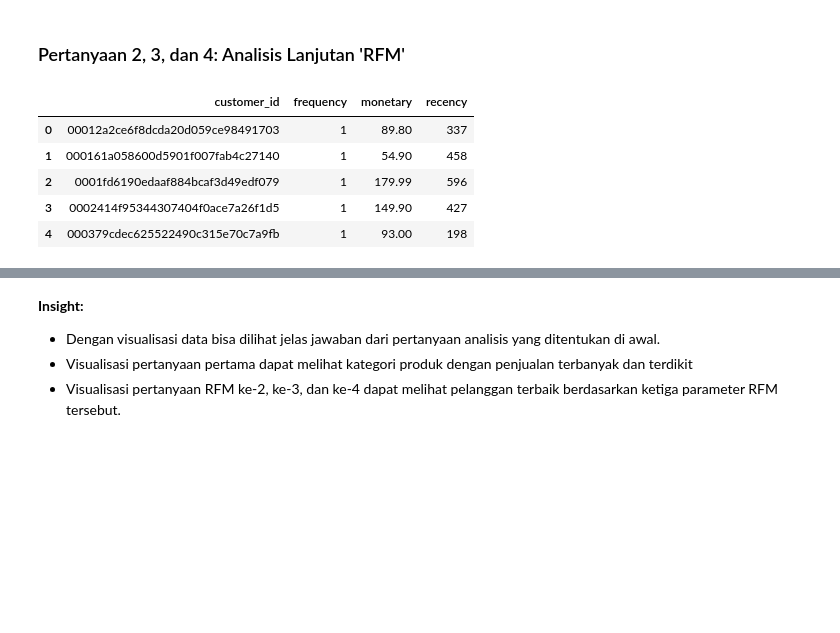
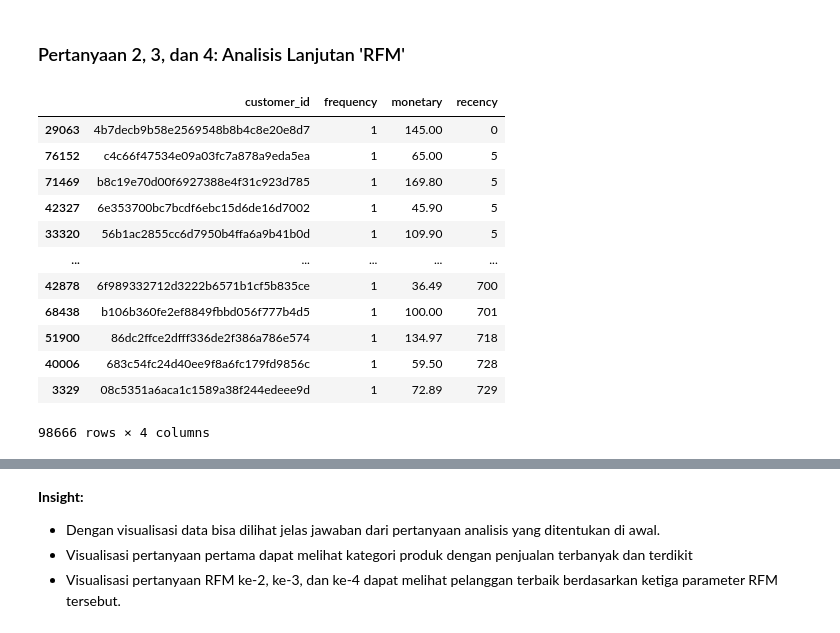
Before and after one commit to JahvalRomiz46/olist_store_analysis, a Jupyter notebook: notebook.ipynb, the cells around one changed output, grey strips where cells are left out. Drawn from its saved outputs; the diff is of its cells as text; code cells hidden in the pictures; blank space fills up the shorter version.

```diff
--- a/notebook.ipynb
+++ b/notebook.ipynb
@@ -763,37 +763,44 @@ Passing `palette` without assigning `hue` is deprecated and will be removed in v
 # %%
 # 2) Kapan terakhir pelanggan melakukan transaksi?
 # 3) Seberapa sering seorang pelanggan melakukan pembelian dalam beberapa bulan terakhir?
 # 4) Berapa banyak uang yang dihabiskan pelanggan dalam beberapa bulan terakhir?
 
 # Gabung semua dataframe yang dianalisis
 all_df = pd.merge(
     left=order_item_products_orders_df,
     right=customers_df,
     how="left",
     on="customer_id"
 )
 
 rfm_df = all_df.groupby(by="customer_id", as_index=False).agg({
     "order_purchase_timestamp": "max", # mengambil tanggal order terakhir
     "order_id": "nunique", # menghitung jumlah order
     "price": "sum" # menghitung jumlah revenue yang dihasilkan
 })
 rfm_df.columns = ["customer_id", "max_order_timestamp", "frequency", "monetary"]
 
 # menghitung kapan terakhir pelanggan melakukan transaksi (hari)
 rfm_df["max_order_timestamp"] = rfm_df["max_order_timestamp"].dt.date
-recent_date = orders_df["order_purchase_timestamp"].dt.date.max()
+recent_date = all_df["order_purchase_timestamp"].dt.date.max()
 rfm_df["recency"] = rfm_df["max_order_timestamp"].apply(lambda x: (recent_date - x).days)
 
 rfm_df.drop("max_order_timestamp", axis=1, inplace=True)
-rfm_df.head()
+rfm_df.sort_values(by="recency", ascending=True)
 # %% [output]
 |  | customer_id | frequency | monetary | recency |
-| 0 | 00012a2ce6f8dcda20d059ce98491703 | 1 | 89.80 | 337 |
-| 1 | 000161a058600d5901f007fab4c27140 | 1 | 54.90 | 458 |
-| 2 | 0001fd6190edaaf884bcaf3d49edf079 | 1 | 179.99 | 596 |
-| 3 | 0002414f95344307404f0ace7a26f1d5 | 1 | 149.90 | 427 |
-| 4 | 000379cdec625522490c315e70c7a9fb | 1 | 93.00 | 198 |
+| 29063 | 4b7decb9b58e2569548b8b4c8e20e8d7 | 1 | 145.00 | 0 |
+| 76152 | c4c66f47534e09a03fc7a878a9eda5ea | 1 | 65.00 | 5 |
+| 71469 | b8c19e70d00f6927388e4f31c923d785 | 1 | 169.80 | 5 |
+| 42327 | 6e353700bc7bcdf6ebc15d6de16d7002 | 1 | 45.90 | 5 |
+| 33320 | 56b1ac2855cc6d7950b4ffa6a9b41b0d | 1 | 109.90 | 5 |
+| ... | ... | ... | ... | ... |
+| 42878 | 6f989332712d3222b6571b1cf5b835ce | 1 | 36.49 | 700 |
+| 68438 | b106b360fe2ef8849fbbd056f777b4d5 | 1 | 100.00 | 701 |
+| 51900 | 86dc2ffce2dfff336de2f386a786e574 | 1 | 134.97 | 718 |
+| 40006 | 683c54fc24d40ee9f8a6fc179fd9856c | 1 | 59.50 | 728 |
+| 3329 | 08c5351a6aca1c1589a38f244edeee9d | 1 | 72.89 | 729 |
+98666 rows × 4 columns
 # %%
 # Identifkasi Best Customer
 fig, ax = plt.subplots(nrows=1, ncols=3, figsize=(30, 6))
```
Also changed, not shown: parts of 3 cells of this notebook, 2 other files.
